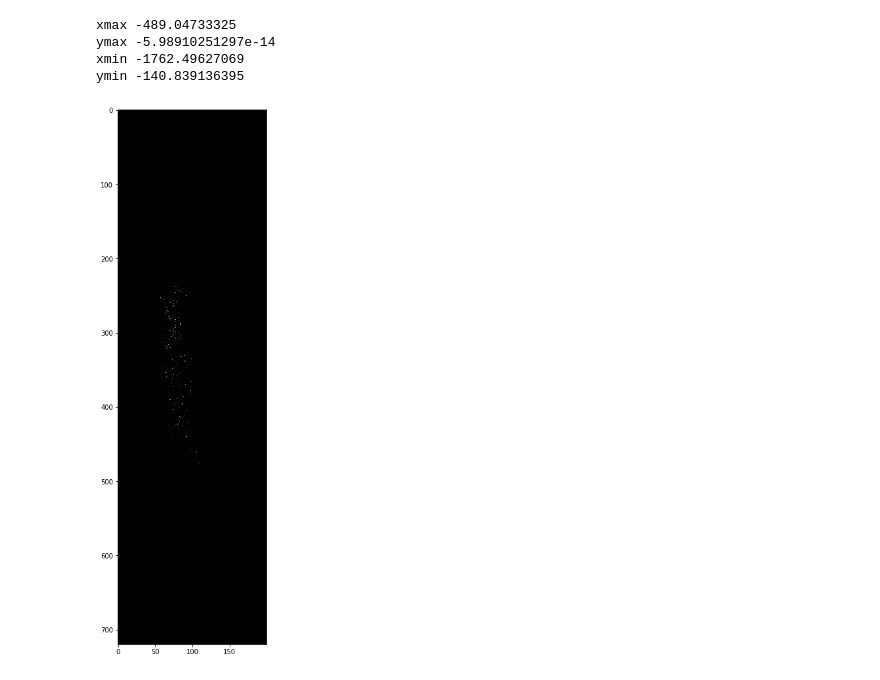
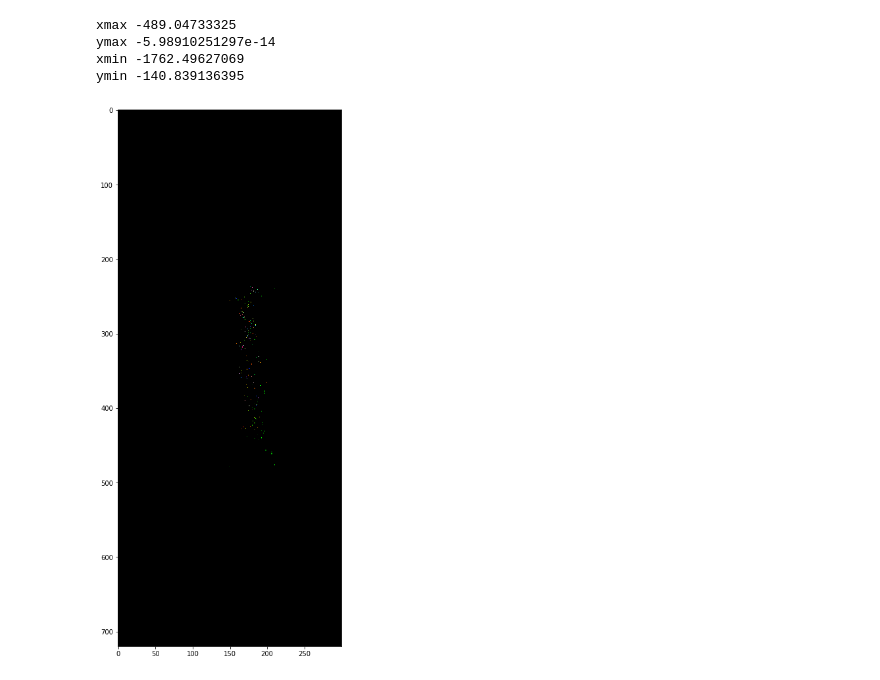
Before and after one commit to ongchinkiat/realsense-d435, a Jupyter notebook: d435-analysis-848.ipynb, the cells around one changed output. Cells and saved outputs as stored; diff of their text form; code cells hidden in the pictures.

```diff
--- a/d435-analysis-848.ipynb
+++ b/d435-analysis-848.ipynb
@@ -302,7 +302,7 @@ xmin -1762.49627069
 ymin -140.839136395
 # %%
 fig = plt.figure(figsize=(15, 15))
-plt.imshow(x_view[:,1400:1600,:])
+plt.imshow(x_view[:,1300:1600,:])
 plt.show()
 # %% [output]
-[figure, old version]
+[figure, new version]
```
